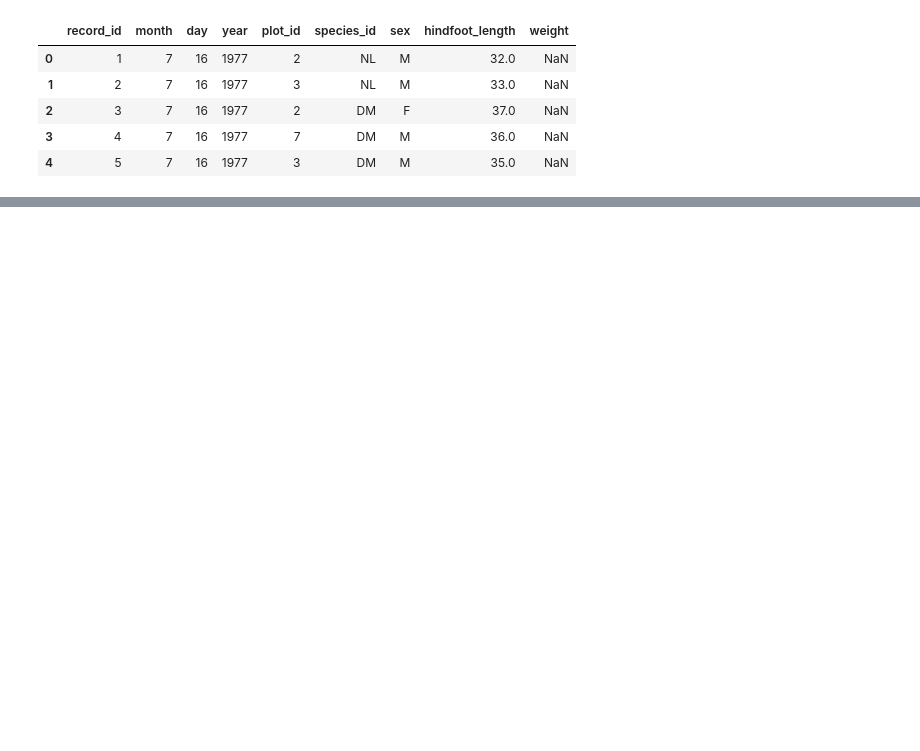
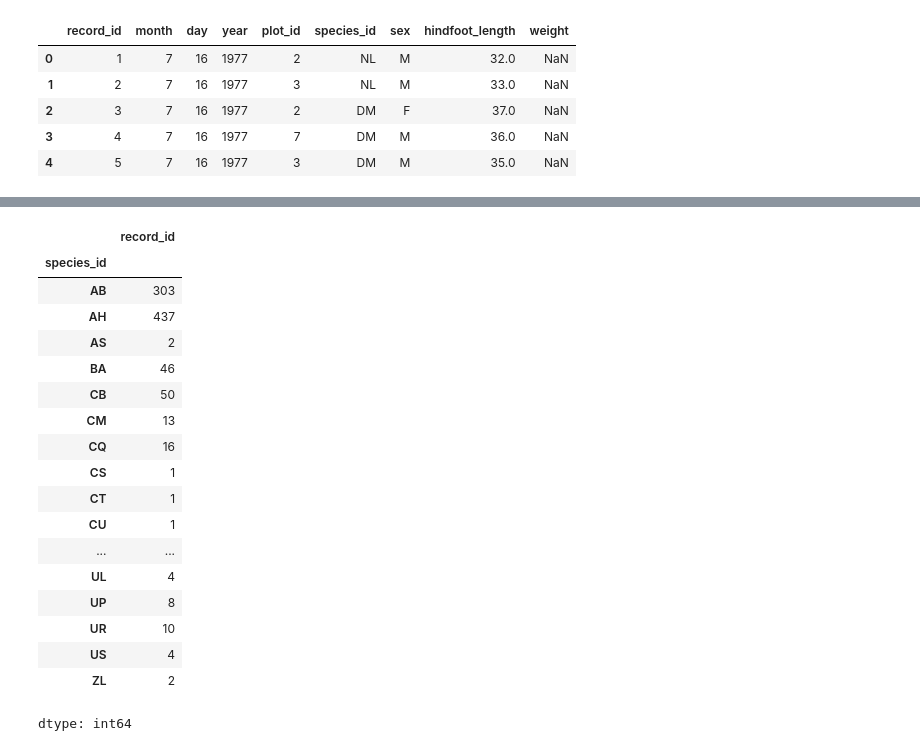
Before and after one commit to theodoraaaa/data-vis-python, a Jupyter notebook: survey_data_vis.ipynb, the cells around one changed output, grey strips where cells are left out. Saved outputs shown, nothing was run; the diff lists cells and outputs as text; code cells hidden in the pictures; blank space fills up the shorter version.

```diff
--- a/survey_data_vis.ipynb
+++ b/survey_data_vis.ipynb
@@ -13,0 +27,23 @@ surveys.head()
+# %%
+species_count=surveys.groupby("species_id")["record_id"].count()
+species_count
+# %% [output]
+|  | record_id |
+| species_id |  |
+| AB | 303 |
+| AH | 437 |
+| AS | 2 |
+| BA | 46 |
+| CB | 50 |
+| CM | 13 |
+| CQ | 16 |
+| CS | 1 |
+| CT | 1 |
+| CU | 1 |
+| ... | ... |
+| UL | 4 |
+| UP | 8 |
+| UR | 10 |
+| US | 4 |
+| ZL | 2 |
+dtype: int64
```
Also changed, not shown: parts of 5 cells of this notebook.
